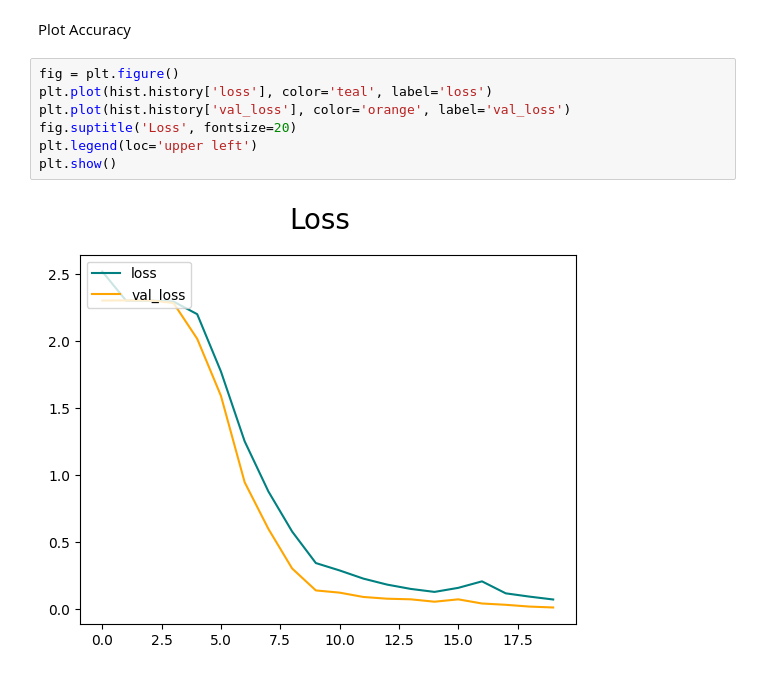
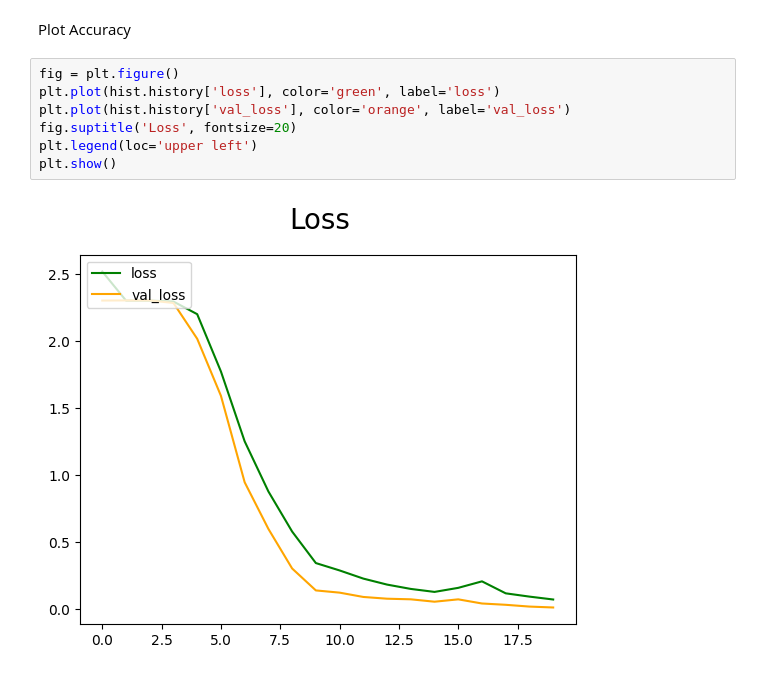
Before and after one commit to d3jo/Dog_Breed_Classifier, a Jupyter notebook: model.ipynb, the cells around one changed output. Cells and saved outputs as stored; diff of their text form.

```diff
--- a/model.ipynb
+++ b/model.ipynb
@@ -277,10 +277,10 @@ Epoch 20/20
 Plot Accuracy
 # %%
 fig = plt.figure()
-plt.plot(hist.history['loss'], color='teal', label='loss')
+plt.plot(hist.history['loss'], color='green', label='loss')
 plt.plot(hist.history['val_loss'], color='orange', label='val_loss')
 fig.suptitle('Loss', fontsize=20)
 plt.legend(loc='upper left')
 plt.show()
 # %% [output]
-[figure, old version]
+[figure, new version]
```
Also changed, not shown: parts of 13 cells of this notebook, 3 other files.
